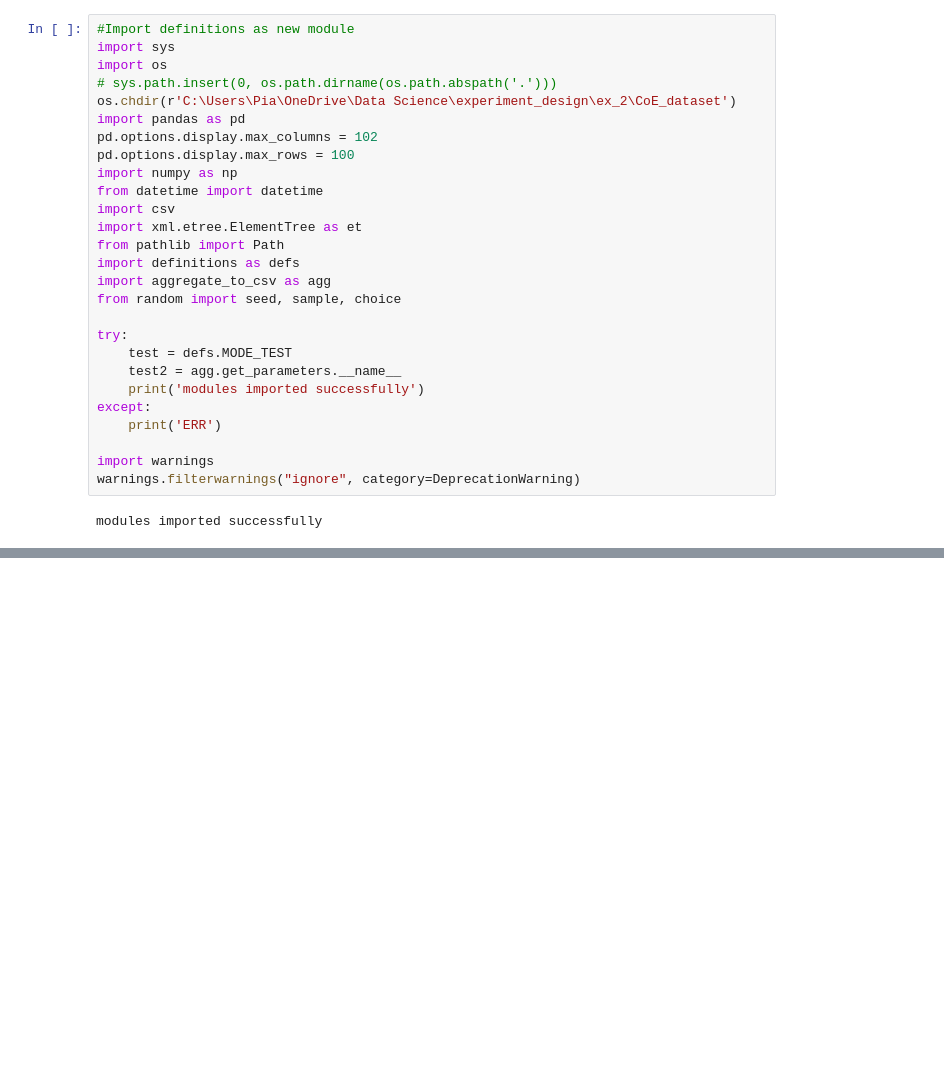
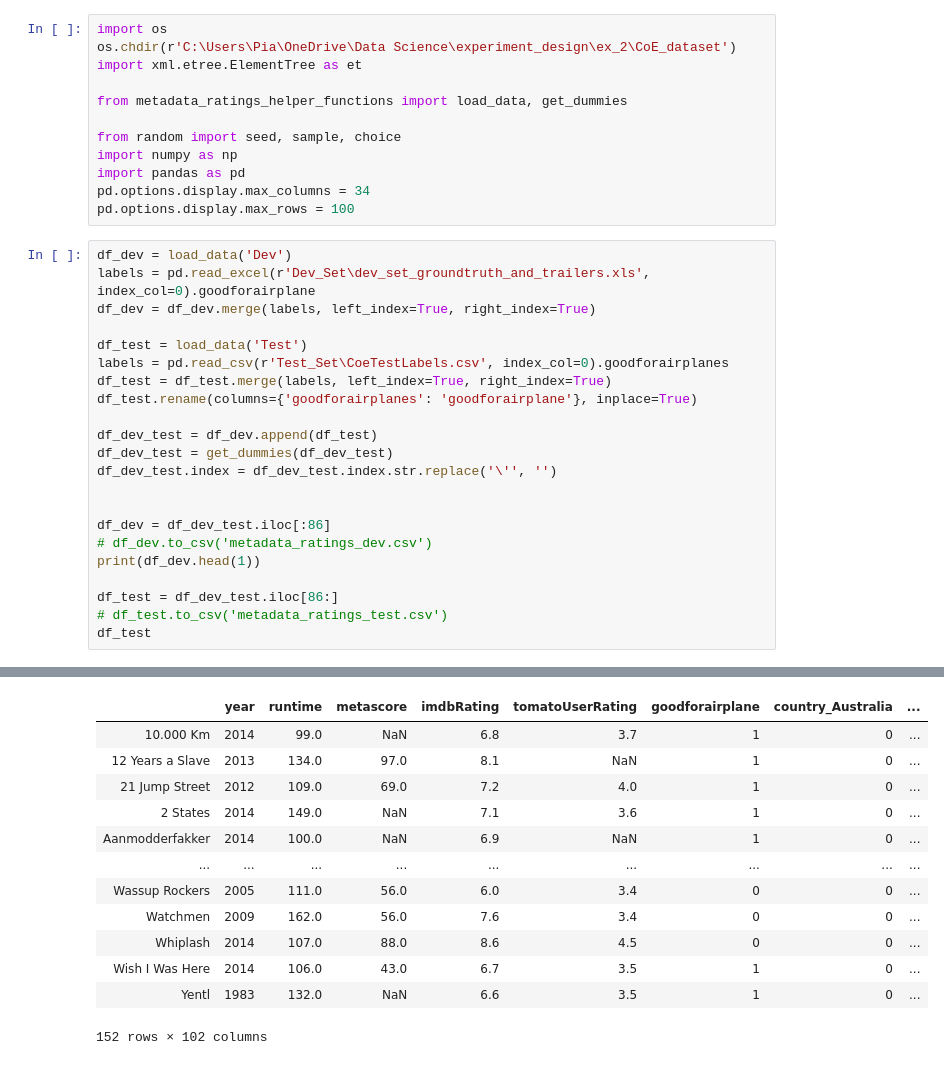
Before and after one commit to mrpip/ExperimentDesign_ex2_CoE, a Jupyter notebook: ratings_metadata_make_csv.ipynb, the cells around one changed output, grey strips where cells are left out. Saved outputs shown, nothing was run; the diff lists cells and outputs as text; blank space fills up the shorter version.

```diff
--- a/ratings_metadata_make_csv.ipynb
+++ b/ratings_metadata_make_csv.ipynb
@@ -1,29 +1,35 @@
-# %%
-#Import definitions as new module
-import sys
-import os
-# sys.path.insert(0, os.path.dirname(os.path.abspath('.')))
-os.chdir(r'C:\Users\Pia\OneDrive\Data Science\experiment_design\ex_2\CoE_dataset')
-import pandas as pd
-pd.options.display.max_columns = 102
-pd.options.display.max_rows = 100
-import numpy as np
-from datetime import datetime
-import csv
-import xml.etree.ElementTree as et
-from pathlib import Path
-import definitions as defs
-import aggregate_to_csv as agg
-from random import seed, sample, choice
-
-try:
-    test = defs.MODE_TEST
-    test2 = agg.get_parameters.__name__
-    print('modules imported successfully')
-except:
-    print('ERR')
-
-import warnings
-warnings.filterwarnings("ignore", category=DeprecationWarning)
-# %% [output]
-modules imported successfully
+# %%
+import os
+os.chdir(r'C:\Users\Pia\OneDrive\Data Science\experiment_design\ex_2\CoE_dataset')
+import xml.etree.ElementTree as et
+
+from metadata_ratings_helper_functions import load_data, get_dummies
+
+from random import seed, sample, choice
+import numpy as np
+import pandas as pd
+pd.options.display.max_columns = 34
+pd.options.display.max_rows = 100
+# %%
+df_dev = load_data('Dev')
+labels = pd.read_excel(r'Dev_Set\dev_set_groundtruth_and_trailers.xls', index_col=0).goodforairplane
+df_dev = df_dev.merge(labels, left_index=True, right_index=True)
+
+df_test = load_data('Test')
+labels = pd.read_csv(r'Test_Set\CoeTestLabels.csv', index_col=0).goodforairplanes
+df_test = df_test.merge(labels, left_index=True, right_index=True)
+df_test.rename(columns={'goodforairplanes': 'goodforairplane'}, inplace=True)
+
+df_dev_test = df_dev.append(df_test)
+df_dev_test = get_dummies(df_dev_test)
+df_dev_test.index = df_dev_test.index.str.replace('\'', '')
+
+
+df_dev = df_dev_test.iloc[:86]
+# df_dev.to_csv('metadata_ratings_dev.csv')
+print(df_dev.head(1))
+
+df_test = df_dev_test.iloc[86:]
+# df_test.to_csv('metadata_ratings_test.csv')
+df_test
+# %% [output]
@@ -29,0 +53,13 @@ modules imported successfully
+|  | year | runtime | metascore | imdbRating | tomatoUserRating | goodforairplane | country_Australia | ... |
+| 10.000 Km | 2014 | 99.0 | NaN | 6.8 | 3.7 | 1 | 0 | ... |
+| 12 Years a Slave | 2013 | 134.0 | 97.0 | 8.1 | NaN | 1 | 0 | ... |
+| 21 Jump Street | 2012 | 109.0 | 69.0 | 7.2 | 4.0 | 1 | 0 | ... |
+| 2 States | 2014 | 149.0 | NaN | 7.1 | 3.6 | 1 | 0 | ... |
+| Aanmodderfakker | 2014 | 100.0 | NaN | 6.9 | NaN | 1 | 0 | ... |
+| ... | ... | ... | ... | ... | ... | ... | ... | ... |
+| Wassup Rockers | 2005 | 111.0 | 56.0 | 6.0 | 3.4 | 0 | 0 | ... |
+| Watchmen | 2009 | 162.0 | 56.0 | 7.6 | 3.4 | 0 | 0 | ... |
+| Whiplash | 2014 | 107.0 | 88.0 | 8.6 | 4.5 | 0 | 0 | ... |
+| Wish I Was Here | 2014 | 106.0 | 43.0 | 6.7 | 3.5 | 1 | 0 | ... |
+| Yentl | 1983 | 132.0 | NaN | 6.6 | 3.5 | 1 | 0 | ... |
+152 rows × 102 columns
```
Also changed, not shown: parts of 6 cells of this notebook, 3 other files.
